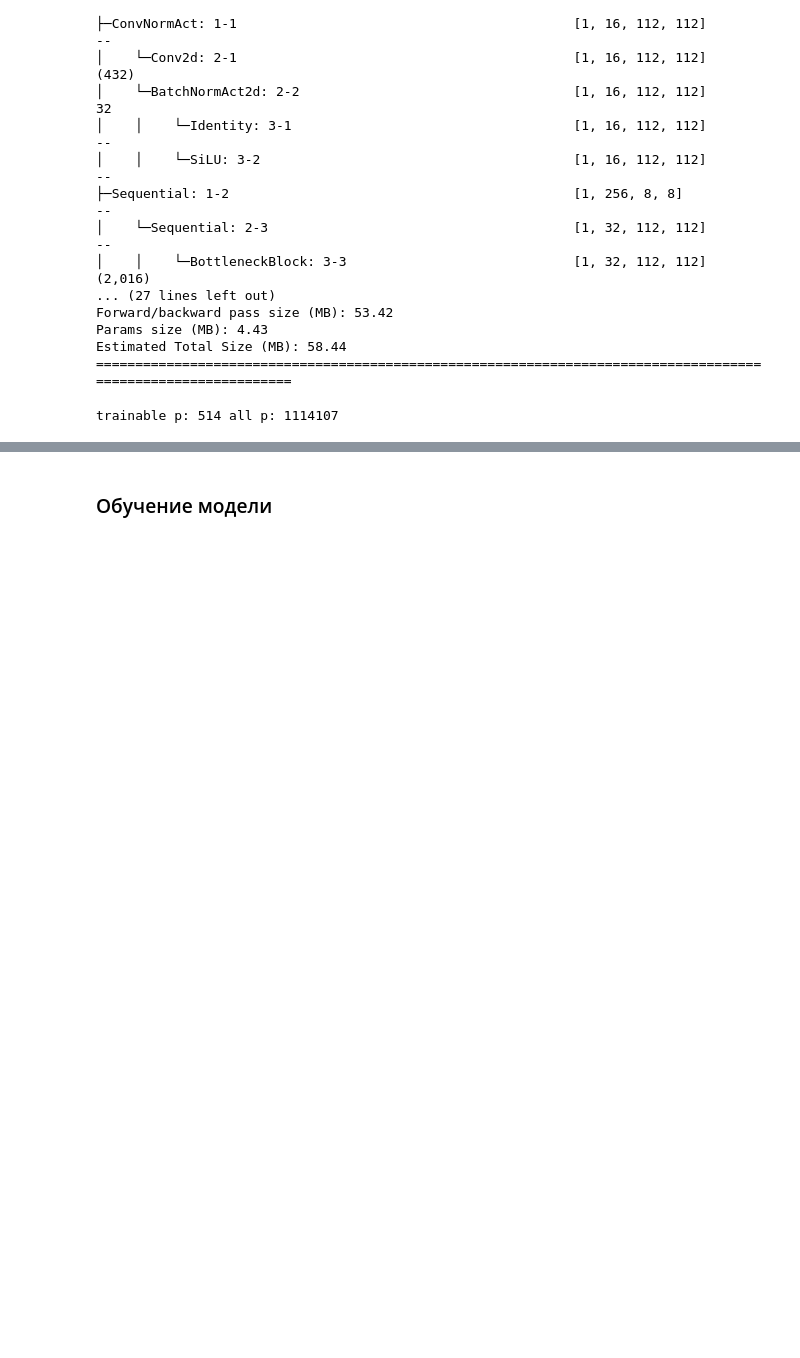
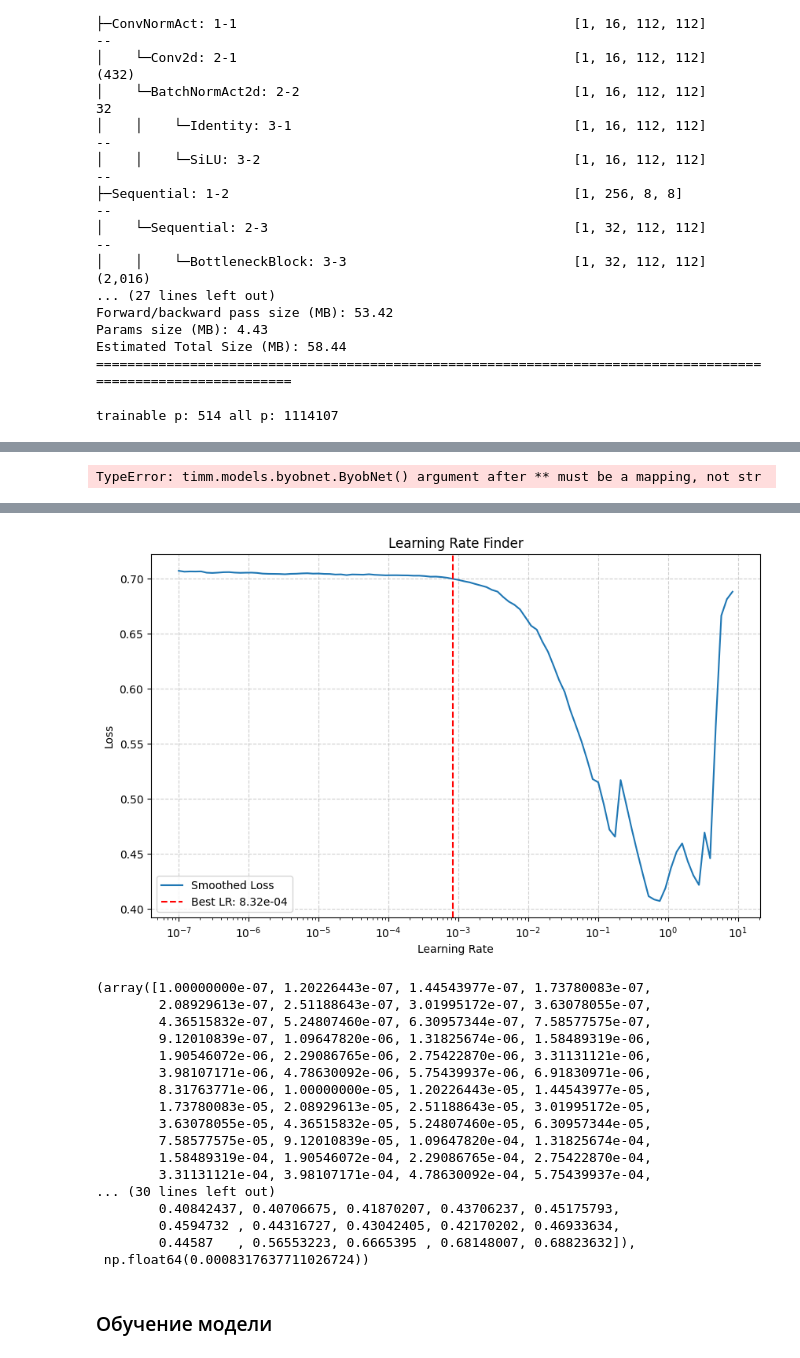
Before and after one commit to MVRonkin/Computer-Vision-Course_lec-practice, a Jupyter notebook: 2025/WS/WS6_Tricks_In_Train.ipynb, the cells around one changed output, grey strips where cells are left out. Drawn from its saved outputs; the diff is of its cells as text; code cells hidden in the pictures; blank space fills up the shorter version.

```diff
--- a/2025/WS/WS6_Tricks_In_Train.ipynb
+++ b/2025/WS/WS6_Tricks_In_Train.ipynb
@@ -593,0 +928,34 @@ scheduler, _ = timm.scheduler.create_scheduler_v2(
+# %%
+
+batch_size_finder(model,
+                  trainloader,
+                  optimizer,
+                  criterion,
+                  initial_batch_size=4,
+                  max_batch_size=512,
+                  growth_factor=1.5,
+                  num_steps_per_batch=10,
+                  device=device,
+                  use_amp=False,
+                  verbose=True,
+                  plot=True,
+                  target_metric='throughput')
+# %% [output]
+TypeError: timm.models.byobnet.ByobNet() argument after ** must be a mapping, not str
+# %%
+lr_finder(model,
+          trainloader,
+          optimizer,
+          criterion,
+          start_lr=1e-7,
+          end_lr=1,
+          num_iter=100,
+          step_mode='exp',
+          smooth_f=0.05,
+          diverge_th=5,
+          device=device,
+          accumulation_steps=1,
+          use_amp=False,
+          verbose=True,
+          plot=True)
+# %% [output]
@@ -594,3 +972,21 @@ scheduler, _ = timm.scheduler.create_scheduler_v2(
+[figure, added]
+(array([1.00000000e-07, 1.20226443e-07, 1.44543977e-07, 1.73780083e-07,
+        2.08929613e-07, 2.51188643e-07, 3.01995172e-07, 3.63078055e-07,
+        4.36515832e-07, 5.24807460e-07, 6.30957344e-07, 7.58577575e-07,
+        9.12010839e-07, 1.09647820e-06, 1.31825674e-06, 1.58489319e-06,
+        1.90546072e-06, 2.29086765e-06, 2.75422870e-06, 3.31131121e-06,
+        3.98107171e-06, 4.78630092e-06, 5.75439937e-06, 6.91830971e-06,
+        8.31763771e-06, 1.00000000e-05, 1.20226443e-05, 1.44543977e-05,
+        1.73780083e-05, 2.08929613e-05, 2.51188643e-05, 3.01995172e-05,
+        3.63078055e-05, 4.36515832e-05, 5.24807460e-05, 6.30957344e-05,
+        7.58577575e-05, 9.12010839e-05, 1.09647820e-04, 1.31825674e-04,
+        1.58489319e-04, 1.90546072e-04, 2.29086765e-04, 2.75422870e-04,
+        3.31131121e-04, 3.98107171e-04, 4.78630092e-04, 5.75439937e-04,
+... (30 lines left out)
+        0.40842437, 0.40706675, 0.41870207, 0.43706237, 0.45175793,
+        0.4594732 , 0.44316727, 0.43042405, 0.42170202, 0.46933634,
+        0.44587   , 0.56553223, 0.6665395 , 0.68148007, 0.68823632]),
+ np.float64(0.0008317637711026724))
 # %%
 # trainable_parameters = filter(lambda p: p.requires_grad, model.parameters())
 # optimizer = torch.optim.AdamW(trainable_parameters, lr=9e-4, weight_decay=1e-3)
```
Also changed, not shown: parts of 4 cells of this notebook, 4 other files.
